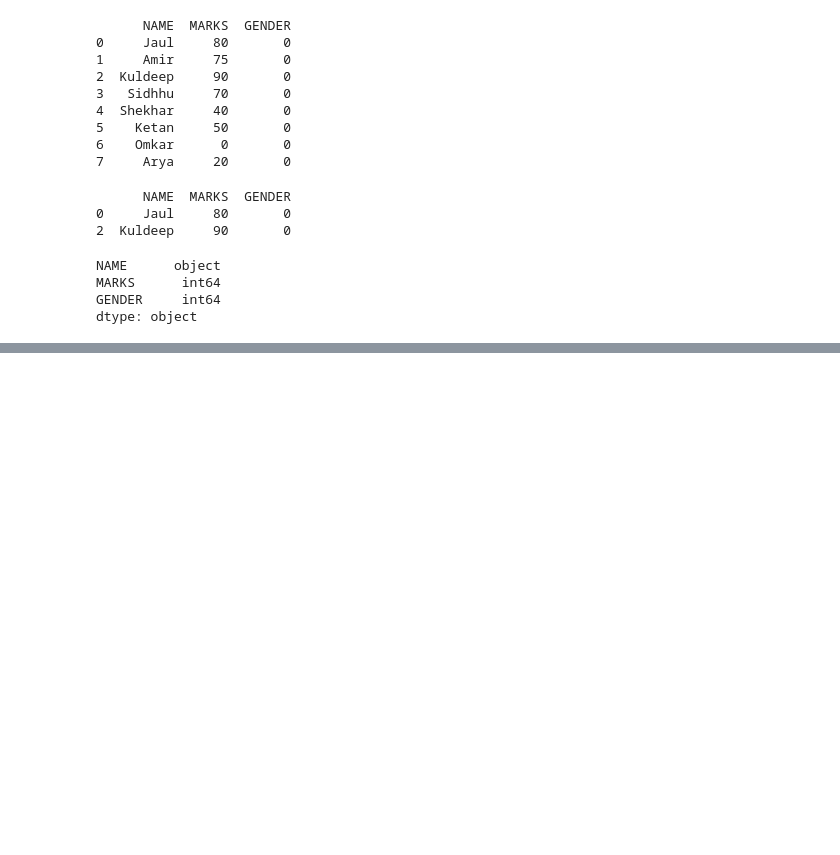
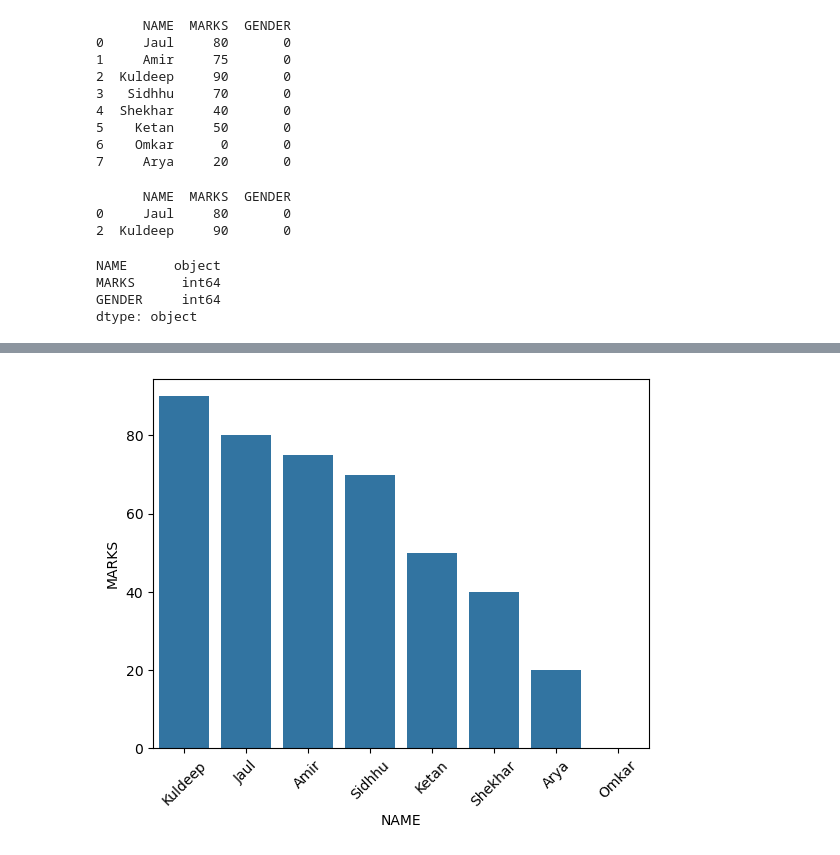
Before and after one commit to Jaul04/Python-Projects, a Jupyter notebook: Project 3.ipynb, the cells around one changed output, grey strips where cells are left out. Saved outputs shown, nothing was run; the diff lists cells and outputs as text; code cells hidden in the pictures; blank space fills up the shorter version.

```diff
--- a/Project 3.ipynb
+++ b/Project 3.ipynb
@@ -91,0 +121,8 @@ TypeError: agg function failed [how->mean,dtype->object]
+# %%
+df_sorted = df.sort_values(by='MARKS', ascending=False)
+
+sns.barplot(x='NAME', y='MARKS', data=df_sorted)
+plt.xticks(rotation=45)
+plt.show()
+# %% [output]
+[figure, added]
```
Also changed, not shown: parts of 7 cells of this notebook.
